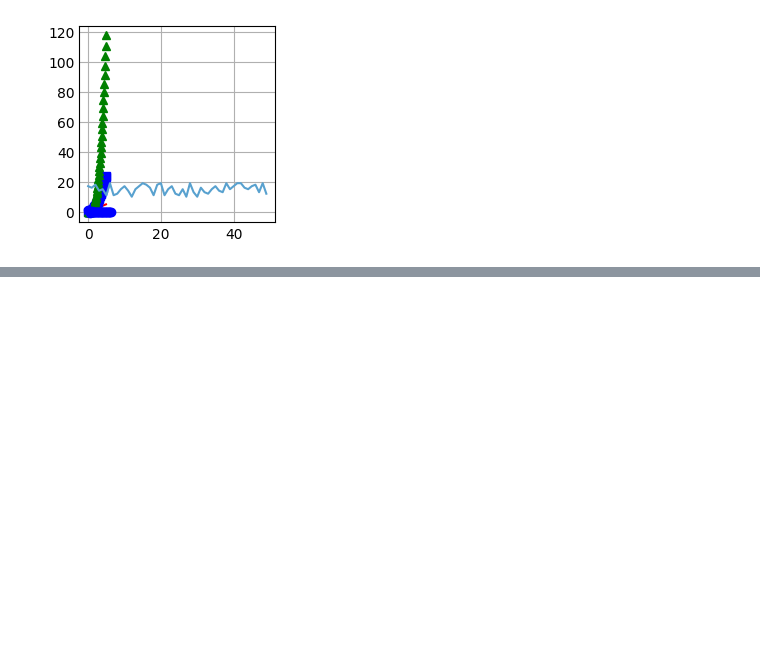
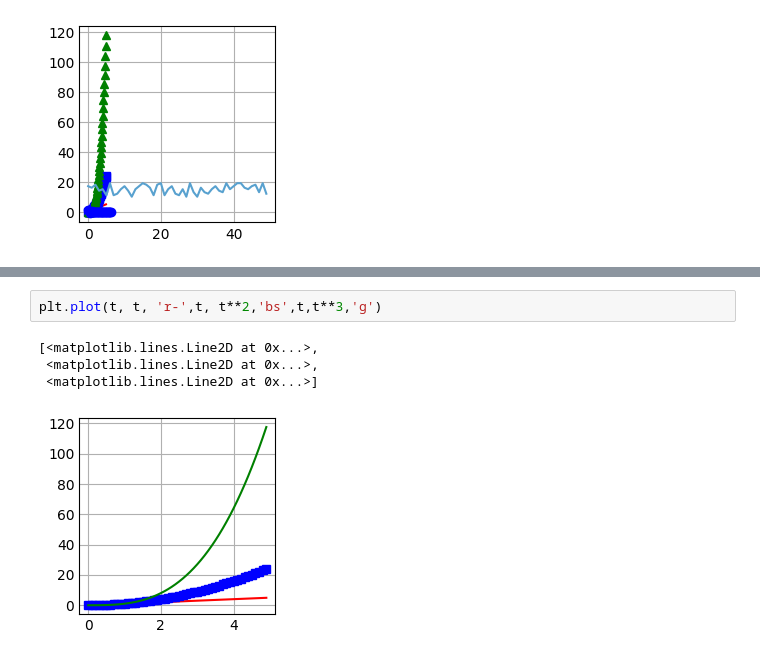
Before and after one commit to PedroKnoMiguel/introduccion_Apython, a Jupyter notebook: introduccion.ipynb, the cells around one changed output, grey strips where cells are left out. Cells and saved outputs as stored; diff of their text form; blank space fills up the shorter version.

```diff
--- a/introduccion.ipynb
+++ b/introduccion.ipynb
@@ -371,0 +385,7 @@ plt.plot(t1,np.cos(2*np.pi*t1)*np.exp(-t1),'r',t2,np.cos(2*np.pi*t2)*np.exp(-t2)
+# %%
+plt.plot(t, t, 'r-',t, t**2,'bs',t,t**3,'g')
+# %% [output]
+[<matplotlib.lines.Line2D at 0x...>,
+ <matplotlib.lines.Line2D at 0x...>,
+ <matplotlib.lines.Line2D at 0x...>]
+[figure, added]
```
Also changed, not shown: parts of 8 cells of this notebook.
